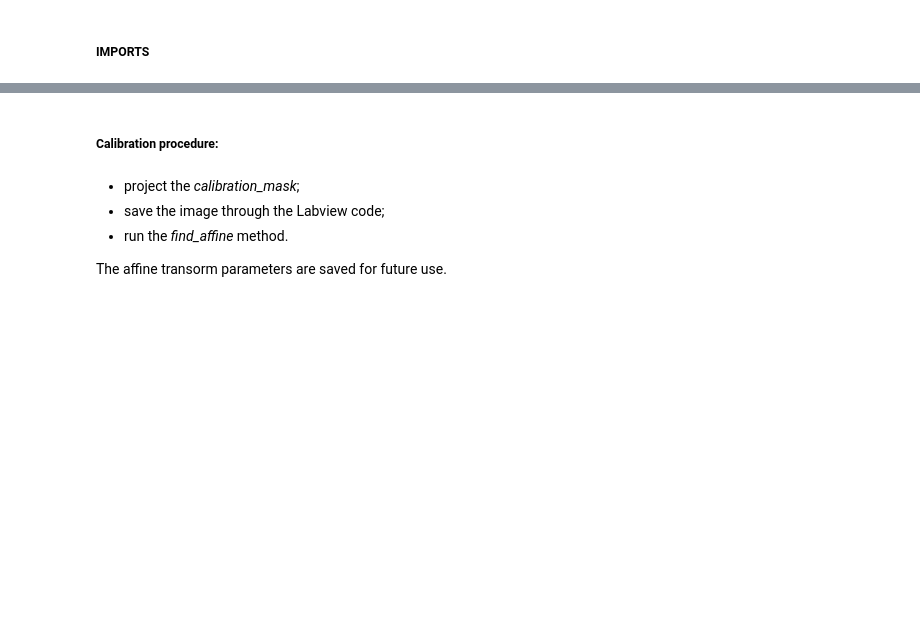
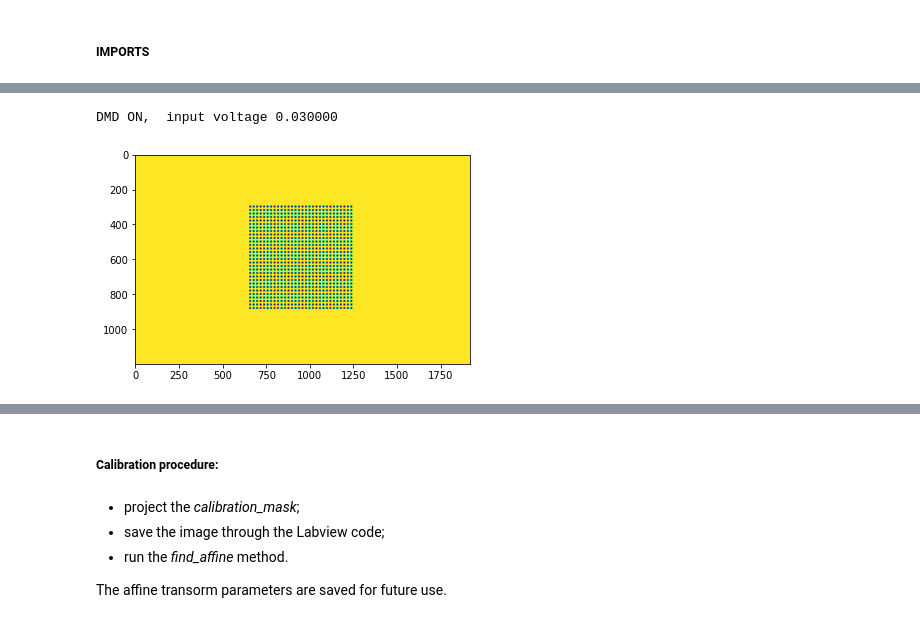
Before and after one commit to ngceffa/DMD, a Jupyter notebook: dmd_protocol.ipynb, the cells around one changed output, grey strips where cells are left out. Saved outputs shown, nothing was run; the diff lists cells and outputs as text; code cells hidden in the pictures; blank space fills up the shorter version.

```diff
--- a/dmd_protocol.ipynb
+++ b/dmd_protocol.ipynb
@@ -27,2 +26,12 @@ image = imageio.imread(r'C:\Users\Light Sheet User\Documents\SiMView Configurati
+# %%
+mirrors.project(mirrors.grid_mask,  .03)
+# %% [output]
+DMD ON,  input voltage 0.030000
 # %%
 mirrors.idle()
+# %%
+import matplotlib.pyplot as plt
+plt.imshow(mirrors.grid_mask)
+plt.show()
+# %% [output]
+[figure, added]
```
Also changed, not shown: parts of 19 cells of this notebook, 20 other files.
